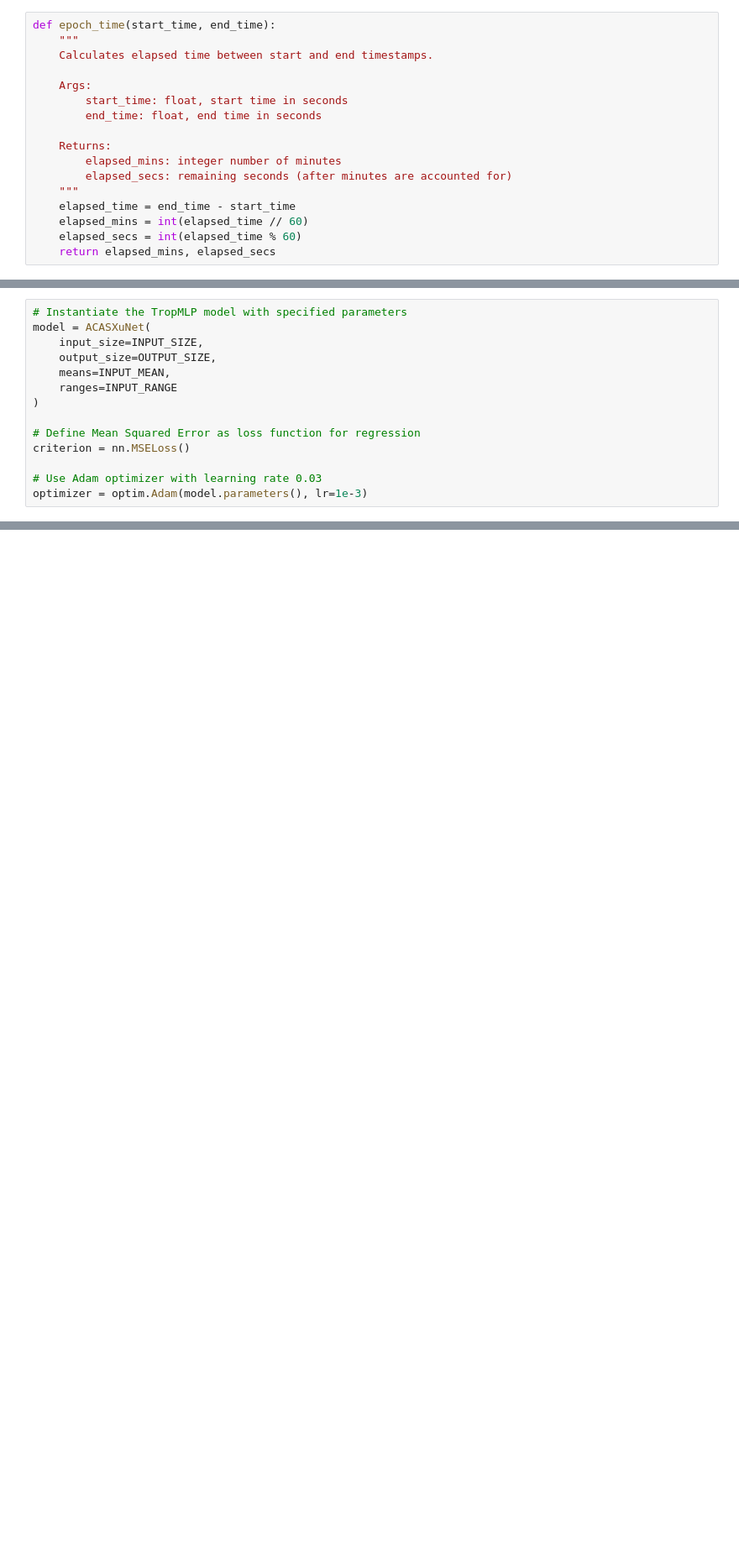
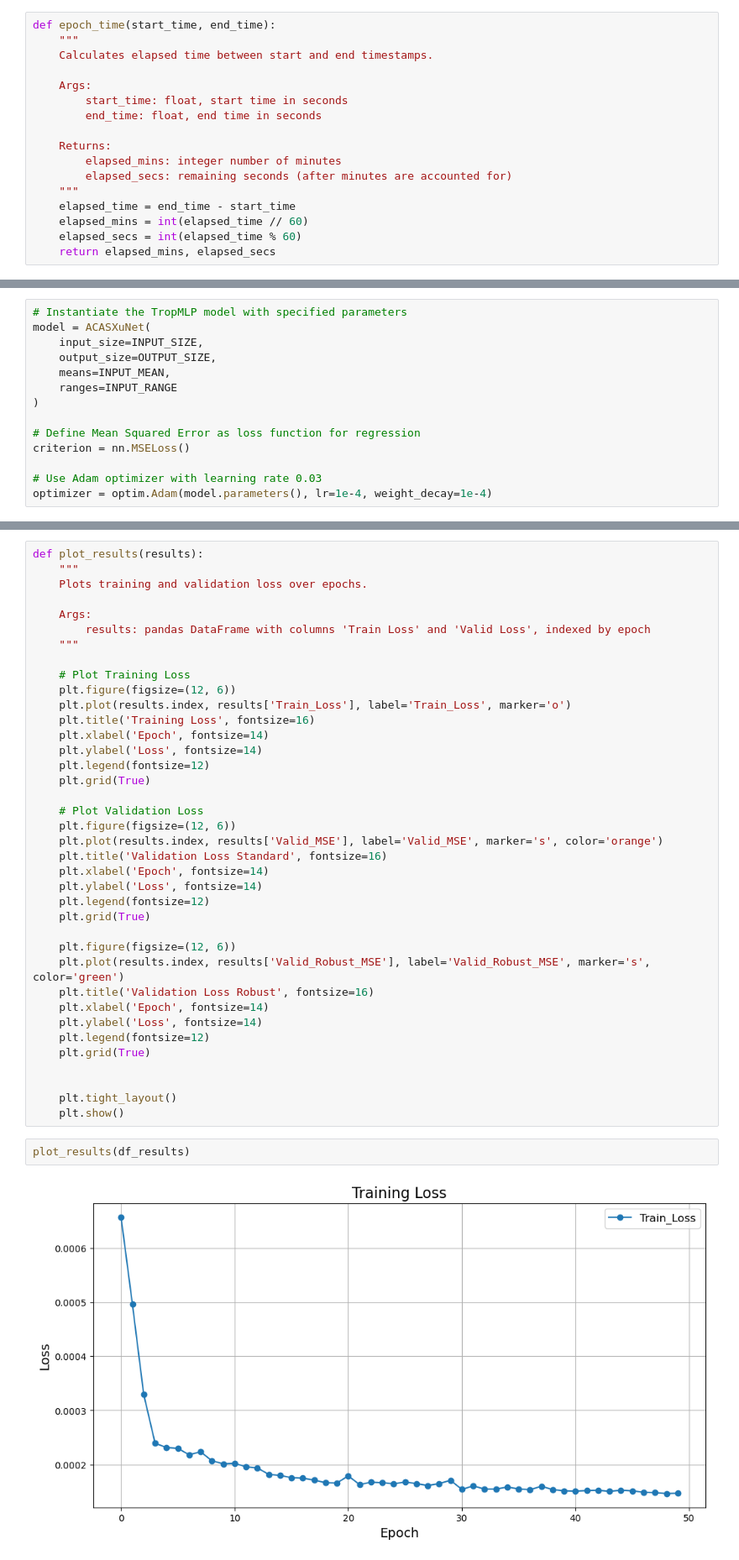
Before and after one commit to a-ciarniello/Tropical_Simplex, a Jupyter notebook: Fully_Connected_MLP.ipynb, the cells around one changed output, grey strips where cells are left out. Shown at 84% size. Saved outputs shown, nothing was run; the diff lists cells and outputs as text; blank space fills up the shorter version.

```diff
--- a/Fully_Connected_MLP.ipynb
+++ b/Fully_Connected_MLP.ipynb
@@ -350,5 +478,5 @@ model = ACASXuNet(
 criterion = nn.MSELoss()
 
 # Use Adam optimizer with learning rate 0.03
-optimizer = optim.Adam(model.parameters(), lr=1e-3)
+optimizer = optim.Adam(model.parameters(), lr=1e-4, weight_decay=1e-4)
 # %%
@@ -431,0 +726,42 @@ ValueError: too many values to unpack (expected 3)
+# %%
+def plot_results(results):
+    """
+    Plots training and validation loss over epochs.
+
+    Args:
+        results: pandas DataFrame with columns 'Train Loss' and 'Valid Loss', indexed by epoch
+    """
+
+    # Plot Training Loss
+    plt.figure(figsize=(12, 6))
+    plt.plot(results.index, results['Train_Loss'], label='Train_Loss', marker='o')
+    plt.title('Training Loss', fontsize=16)
+    plt.xlabel('Epoch', fontsize=14)
+    plt.ylabel('Loss', fontsize=14)
+    plt.legend(fontsize=12)
+    plt.grid(True)
+
+    # Plot Validation Loss
+    plt.figure(figsize=(12, 6))
+    plt.plot(results.index, results['Valid_MSE'], label='Valid_MSE', marker='s', color='orange')
+    plt.title('Validation Loss Standard', fontsize=16)
+    plt.xlabel('Epoch', fontsize=14)
+    plt.ylabel('Loss', fontsize=14)
+    plt.legend(fontsize=12)
+    plt.grid(True)
+
+    plt.figure(figsize=(12, 6))
+    plt.plot(results.index, results['Valid_Robust_MSE'], label='Valid_Robust_MSE', marker='s', color='green')
+    plt.title('Validation Loss Robust', fontsize=16)
+    plt.xlabel('Epoch', fontsize=14)
+    plt.ylabel('Loss', fontsize=14)
+    plt.legend(fontsize=12)
+    plt.grid(True)
+
+
+    plt.tight_layout()
+    plt.show()
+# %%
+plot_results(df_results)
+# %% [output]
+[figure, added]
```
Also changed, not shown: parts of 27 cells of this notebook, 5 other files.
